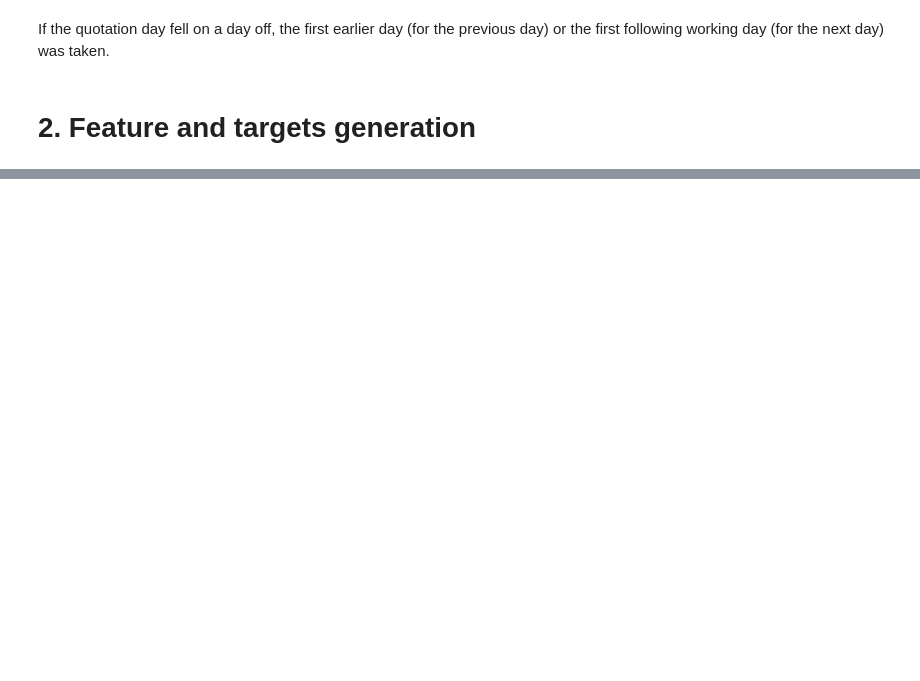
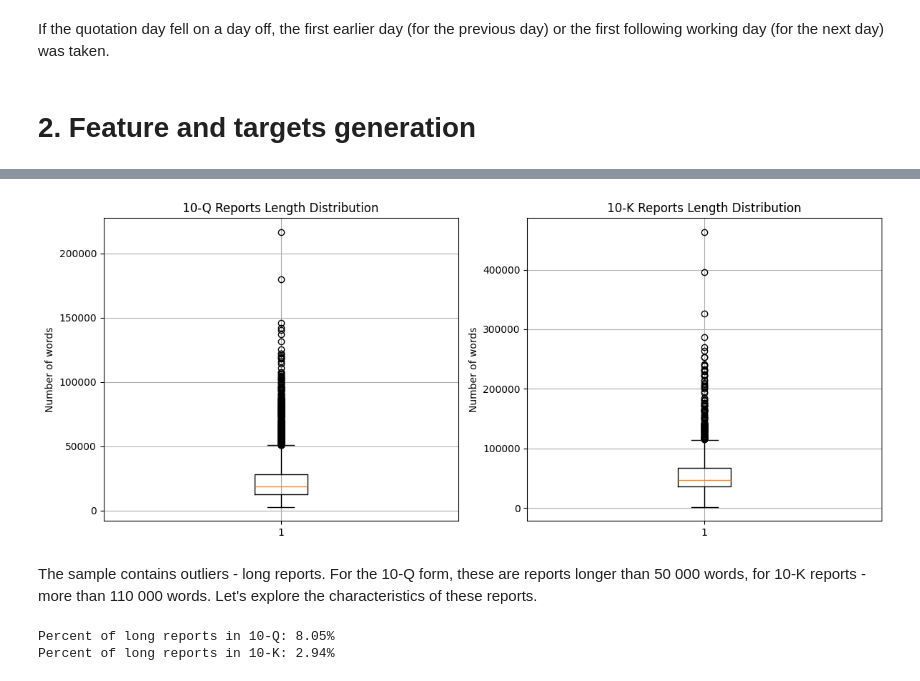
Before and after one commit to PavelMKh/nlp-stock-model, a Jupyter notebook: notebooks/EDA.ipynb, the cells around one changed output, grey strips where cells are left out. Drawn from its saved outputs; the diff is of its cells as text; code cells hidden in the pictures; blank space fills up the shorter version.

```diff
--- a/notebooks/EDA.ipynb
+++ b/notebooks/EDA.ipynb
@@ -117,0 +92,28 @@ df.head(15)
+# %%
+fig, (ax1, ax2) = plt.subplots(1, 2, figsize=(12, 5))
+
+ax1.boxplot(df_10q['full_content_length'])
+ax1.set_title('10-Q Reports Length Distribution')
+ax1.set_ylabel('Number of words')
+ax1.grid()
+
+ax2.boxplot(df_10k['full_content_length'])
+ax2.set_title('10-K Reports Length Distribution')
+ax2.set_ylabel('Number of words')
+ax2.grid()
+
+plt.tight_layout()
+plt.show()
+# %% [output]
+[figure, added]
+# %% [markdown]
+The sample contains outliers - long reports. For the 10-Q form, these are reports longer than 50 000 words, for 10-K reports - more than 110 000 words. Let's explore the characteristics of these reports.
+# %%
+percent_long_reports_10q = df_10q[df_10q['full_content_length'] > 50000].shape[0] / df_10q.shape[0] * 100
+print(f'Percent of long reports in 10-Q: {percent_long_reports_10q:.2f}%')
+
+percent_long_reports_10k = df_10k[df_10k['full_content_length'] > 110000].shape[0] / df_10q.shape[0] * 100
+print(f'Percent of long reports in 10-K: {percent_long_reports_10k:.2f}%')
+# %% [output]
+Percent of long reports in 10-Q: 8.05%
+Percent of long reports in 10-K: 2.94%
```
Also changed, not shown: parts of 43 cells of this notebook.
